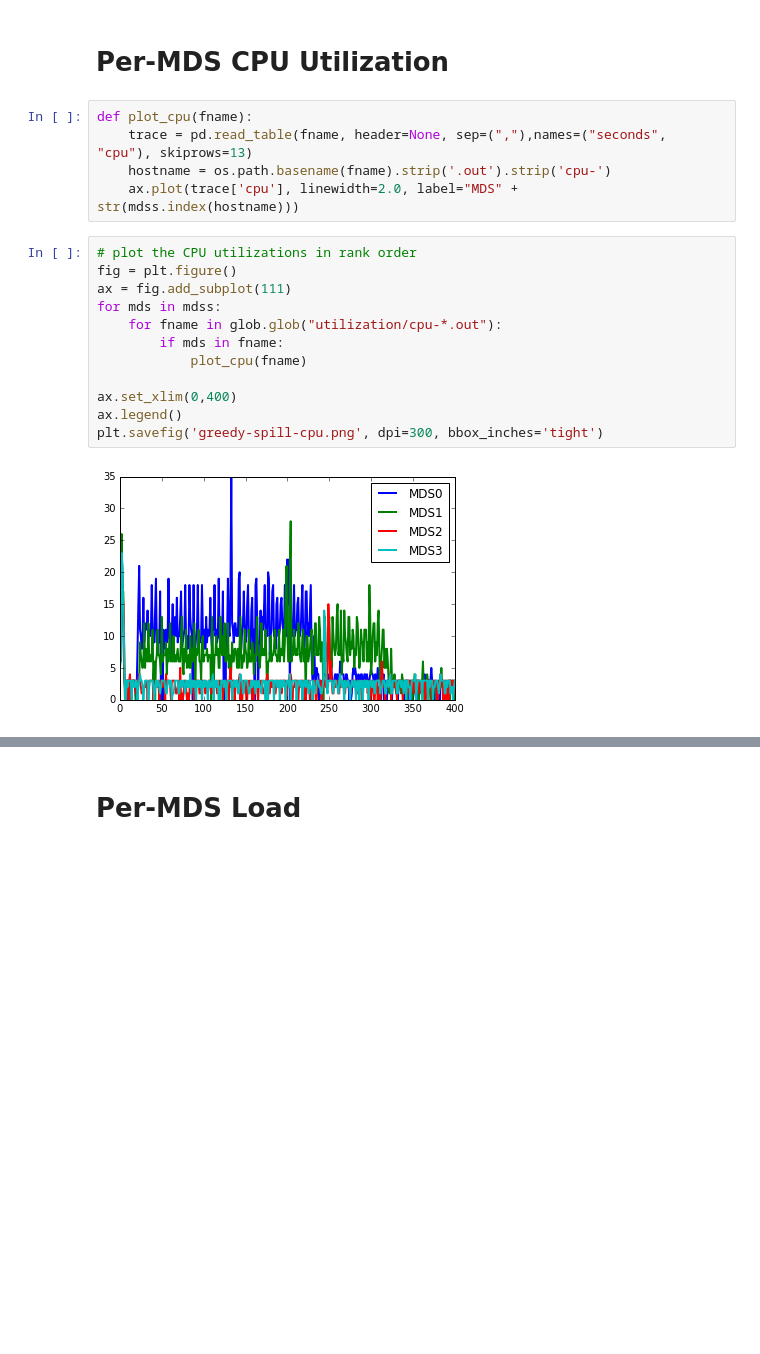
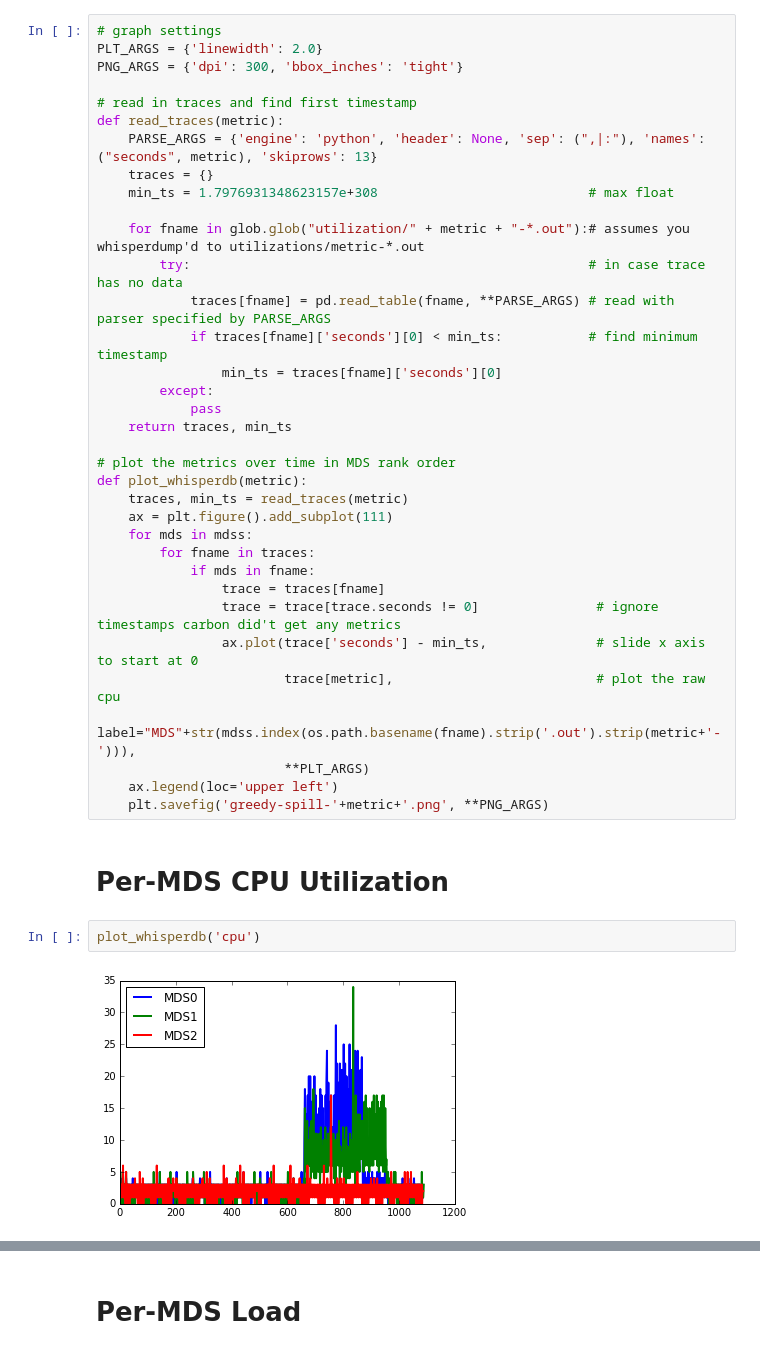
Before and after one commit to ivotron/mantle-popper, a Jupyter notebook: experiments/greedy-spill/results/visualize.ipynb, the cells around one changed output, grey strips where cells are left out. Drawn from its saved outputs; the diff is of its cells as text; blank space fills up the shorter version.

```diff
--- a/experiments/greedy-spill/results/visualize.ipynb
+++ b/experiments/greedy-spill/results/visualize.ipynb
@@ -34,21 +32,41 @@ mdss
+# %%
+# graph settings
+PLT_ARGS = {'linewidth': 2.0}
+PNG_ARGS = {'dpi': 300, 'bbox_inches': 'tight'}
+
+# read in traces and find first timestamp
+def read_traces(metric):
+    PARSE_ARGS = {'engine': 'python', 'header': None, 'sep': (",|:"), 'names': ("seconds", metric), 'skiprows': 13}
+    traces = {}
+    min_ts = 1.7976931348623157e+308                           # max float
+
+    for fname in glob.glob("utilization/" + metric + "-*.out"):# assumes you whisperdump'd to utilizations/metric-*.out
+        try:                                                   # in case trace has no data
+            traces[fname] = pd.read_table(fname, **PARSE_ARGS) # read with parser specified by PARSE_ARGS
+            if traces[fname]['seconds'][0] < min_ts:           # find minimum timestamp
+                min_ts = traces[fname]['seconds'][0]
+        except:
+            pass
+    return traces, min_ts
+
+# plot the metrics over time in MDS rank order
+def plot_whisperdb(metric):
+    traces, min_ts = read_traces(metric)
+    ax = plt.figure().add_subplot(111)
+    for mds in mdss:
+        for fname in traces:
+            if mds in fname:
+                trace = traces[fname]
+                trace = trace[trace.seconds != 0]               # ignore timestamps carbon did't get any metrics
+                ax.plot(trace['seconds'] - min_ts,              # slide x axis to start at 0
+                        trace[metric],                          # plot the raw cpu
+                        label="MDS"+str(mdss.index(os.path.basename(fname).strip('.out').strip(metric+'-'))),
+                        **PLT_ARGS)
+    ax.legend(loc='upper left')
+    plt.savefig('greedy-spill-'+metric+'.png', **PNG_ARGS)
 # %% [markdown]
 # Per-MDS CPU Utilization
-# %%
-def plot_cpu(fname):
-    trace = pd.read_table(fname, header=None, sep=(","),names=("seconds", "cpu"), skiprows=13)
-    hostname = os.path.basename(fname).strip('.out').strip('cpu-')
-    ax.plot(trace['cpu'], linewidth=2.0, label="MDS" + str(mdss.index(hostname)))
-# %%
-# plot the CPU utilizations in rank order
-fig = plt.figure()
-ax = fig.add_subplot(111)
-for mds in mdss:
-    for fname in glob.glob("utilization/cpu-*.out"):
-        if mds in fname:
-            plot_cpu(fname)
-
-ax.set_xlim(0,400)
-ax.legend()
-plt.savefig('greedy-spill-cpu.png', dpi=300, bbox_inches='tight')
-# %% [output]
-[figure, removed]
+# %%
+plot_whisperdb('cpu')
+# %% [output]
+[figure, added]
```
Also changed, not shown: parts of 10 cells of this notebook, 8 other files.
